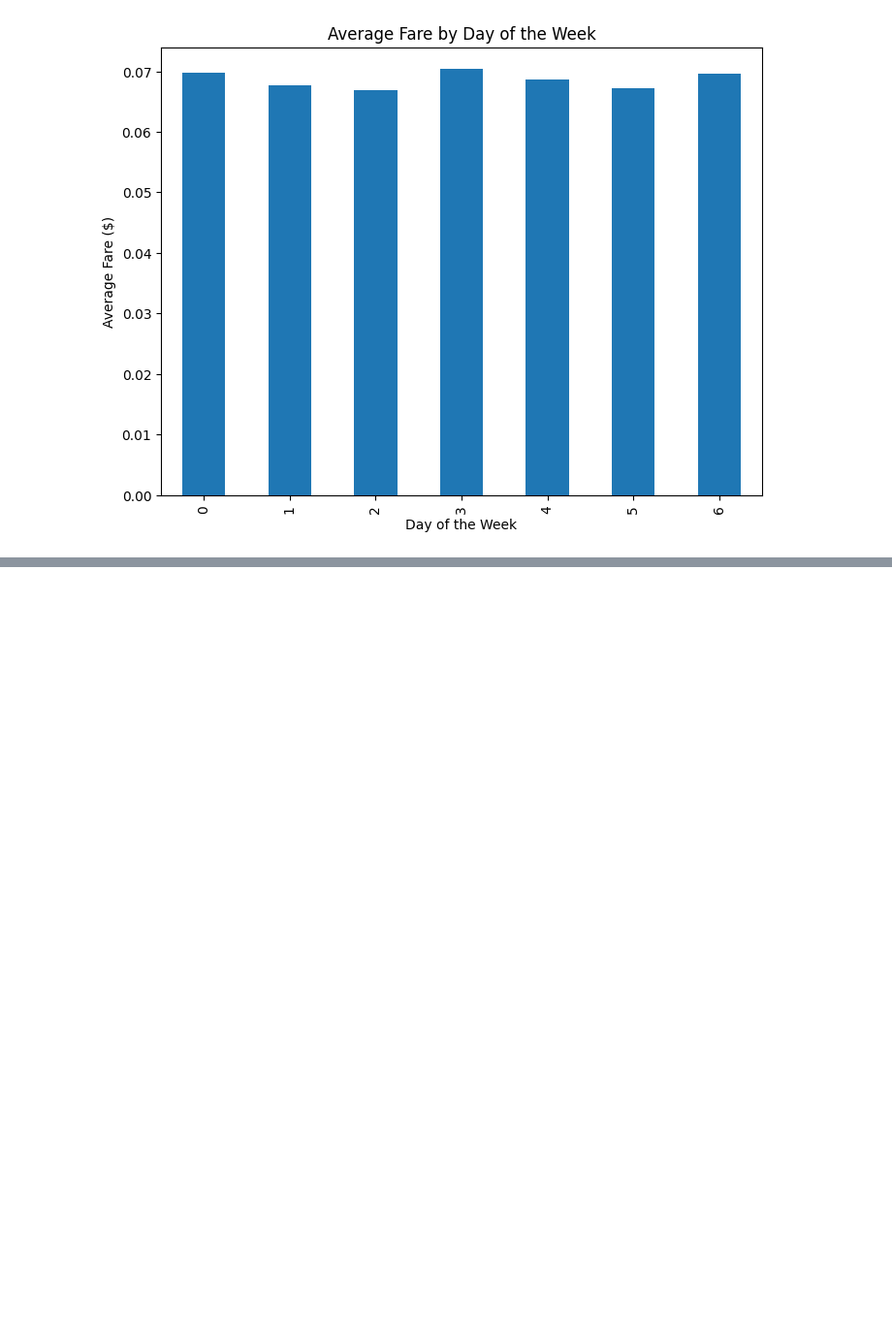
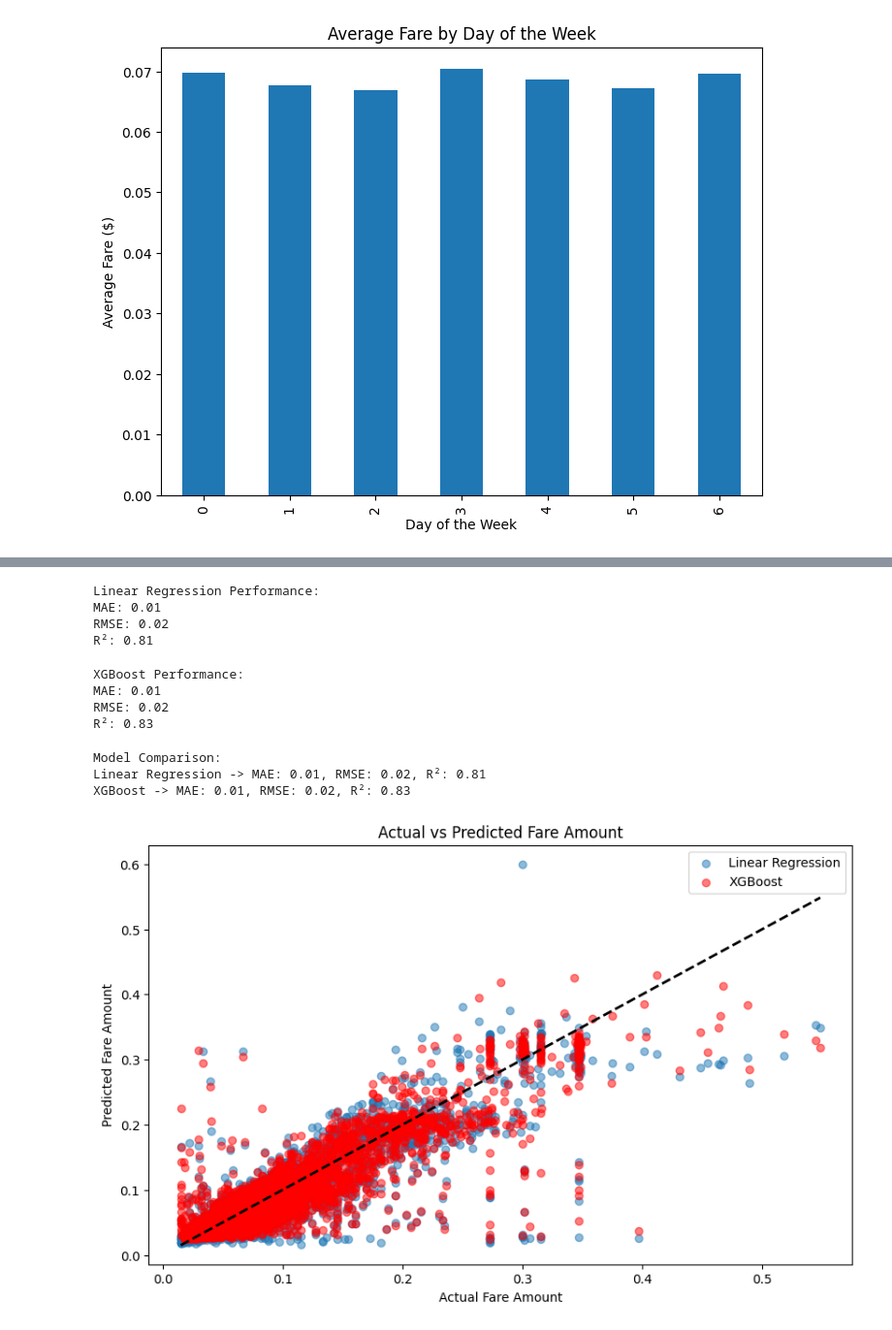
Before and after one commit to Karunya003/ML-Powered-Taxi-Fare-Prediction-using-Docker, a Jupyter notebook: main.ipynb, the cells around one changed output, grey strips where cells are left out. Shown: that part at 97% size. Drawn from its saved outputs; the diff is of its cells as text; code cells hidden in the pictures; blank space fills up the shorter version.

Commit message:
added Prepare Data for Modeling

```diff
--- a/main.ipynb
+++ b/main.ipynb
@@ -226,8 +224,8 @@ data['pickup_hour'] = data['pickup_datetime'].dt.hour
 data['pickup_weekday'] = data['pickup_datetime'].dt.weekday
 
 # Define night and late-night flags
-data['night'] = ((data['pickup_hour'] >= 16) & (data['pickup_hour'] <= 20) & (data['pickup_weekday'] < 5)).astype(int)
-data['late_night'] = ((data['pickup_hour'] >= 20) | (data['pickup_hour'] <= 6)).astype(int)
+data['is_night'] = ((data['pickup_hour'] >= 16) & (data['pickup_hour'] <= 20) & (data['pickup_weekday'] < 5)).astype(int)
+data['is_late_night'] = ((data['pickup_hour'] >= 20) | (data['pickup_hour'] <= 6)).astype(int)
 # %%
 # Latitude and longitude differences
 data['lat_diff'] = data['dropoff_latitude'] - data['pickup_latitude']
@@ -269,0 +326,61 @@ for name, coords in hotspots.items():
+# %%
+# Train Linear Regression model
+lr_model = LinearRegression()
+lr_model.fit(X_train, y_train)
+
+# Make predictions
+lr_predictions = lr_model.predict(X_test)
+
+# Evaluate the Linear Regression model
+print("Linear Regression Performance:")
+print(f"MAE: {mean_absolute_error(y_test, lr_predictions):.2f}")
+print(f"RMSE: {mean_squared_error(y_test, lr_predictions, squared=False):.2f}")
+print(f"R²: {r2_score(y_test, lr_predictions):.2f}")
+# %% [output]
+Linear Regression Performance:
+MAE: 0.01
+RMSE: 0.02
+R²: 0.81
+# %%
+# Train XGBoost Regressor
+xgb_model = XGBRegressor(n_estimators=100, learning_rate=0.1, max_depth=5, random_state=42)
+xgb_model.fit(X_train, y_train)
+
+# Make predictions
+xgb_predictions = xgb_model.predict(X_test)
+
+# Evaluate the XGBoost model
+print("\nXGBoost Performance:")
+print(f"MAE: {mean_absolute_error(y_test, xgb_predictions):.2f}")
+print(f"RMSE: {mean_squared_error(y_test, xgb_predictions, squared=False):.2f}")
+print(f"R²: {r2_score(y_test, xgb_predictions):.2f}")
+# %% [output]
+XGBoost Performance:
+MAE: 0.01
+RMSE: 0.02
+R²: 0.83
+# %%
+print("Model Comparison:")
+print(f"Linear Regression -> MAE: {mean_absolute_error(y_test, lr_predictions):.2f}, "
+      f"RMSE: {mean_squared_error(y_test, lr_predictions, squared=False):.2f}, "
+      f"R²: {r2_score(y_test, lr_predictions):.2f}")
+
+print(f"XGBoost -> MAE: {mean_absolute_error(y_test, xgb_predictions):.2f}, "
+      f"RMSE: {mean_squared_error(y_test, xgb_predictions, squared=False):.2f}, "
+      f"R²: {r2_score(y_test, xgb_predictions):.2f}")
+# %% [output]
+Model Comparison:
+Linear Regression -> MAE: 0.01, RMSE: 0.02, R²: 0.81
+XGBoost -> MAE: 0.01, RMSE: 0.02, R²: 0.83
+# %%
+plt.figure(figsize=(10, 6))
+plt.scatter(y_test, lr_predictions, alpha=0.5, label="Linear Regression")
+plt.scatter(y_test, xgb_predictions, alpha=0.5, label="XGBoost", color="red")
+plt.plot([y_test.min(), y_test.max()], [y_test.min(), y_test.max()], 'k--', lw=2)
+plt.xlabel("Actual Fare Amount")
+plt.ylabel("Predicted Fare Amount")
+plt.title("Actual vs Predicted Fare Amount")
+plt.legend()
+plt.show()
+# %% [output]
+[figure, added]
```
Also changed, not shown: parts of 6 cells of this notebook, 2 other files.
